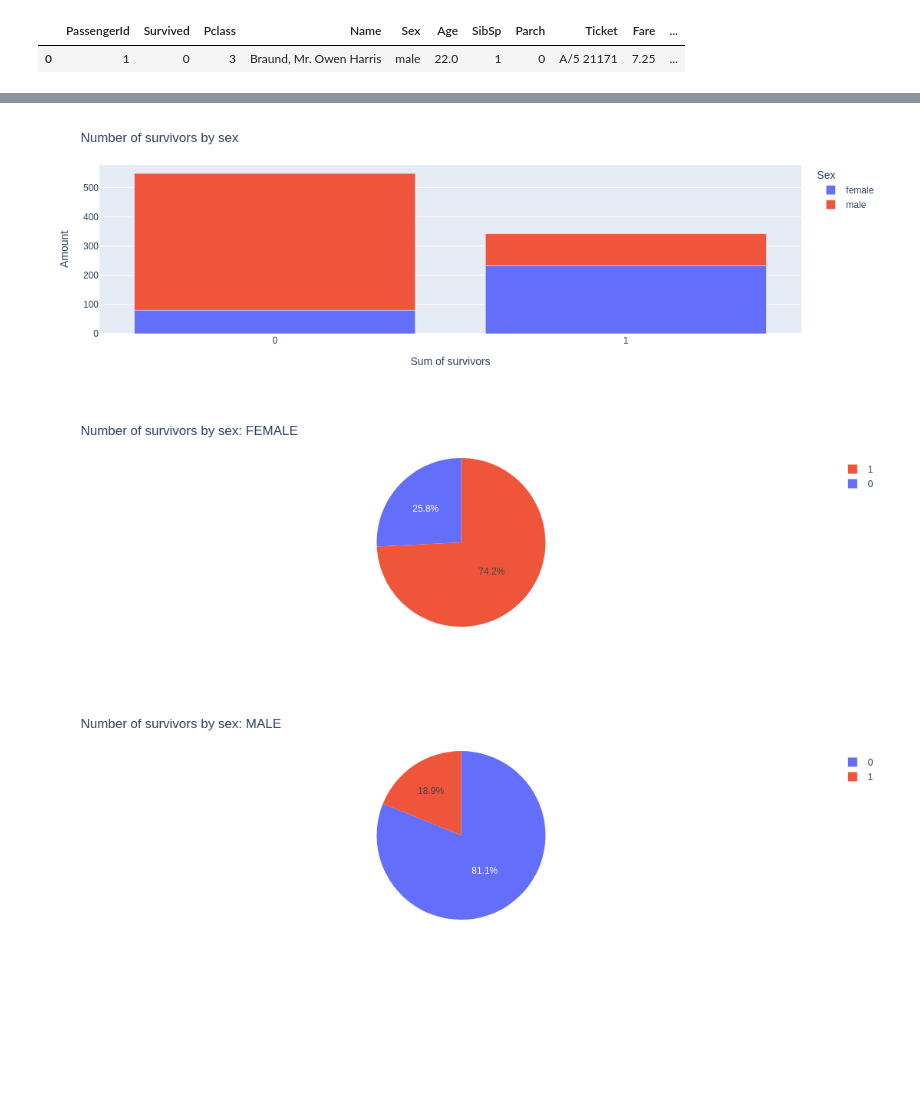
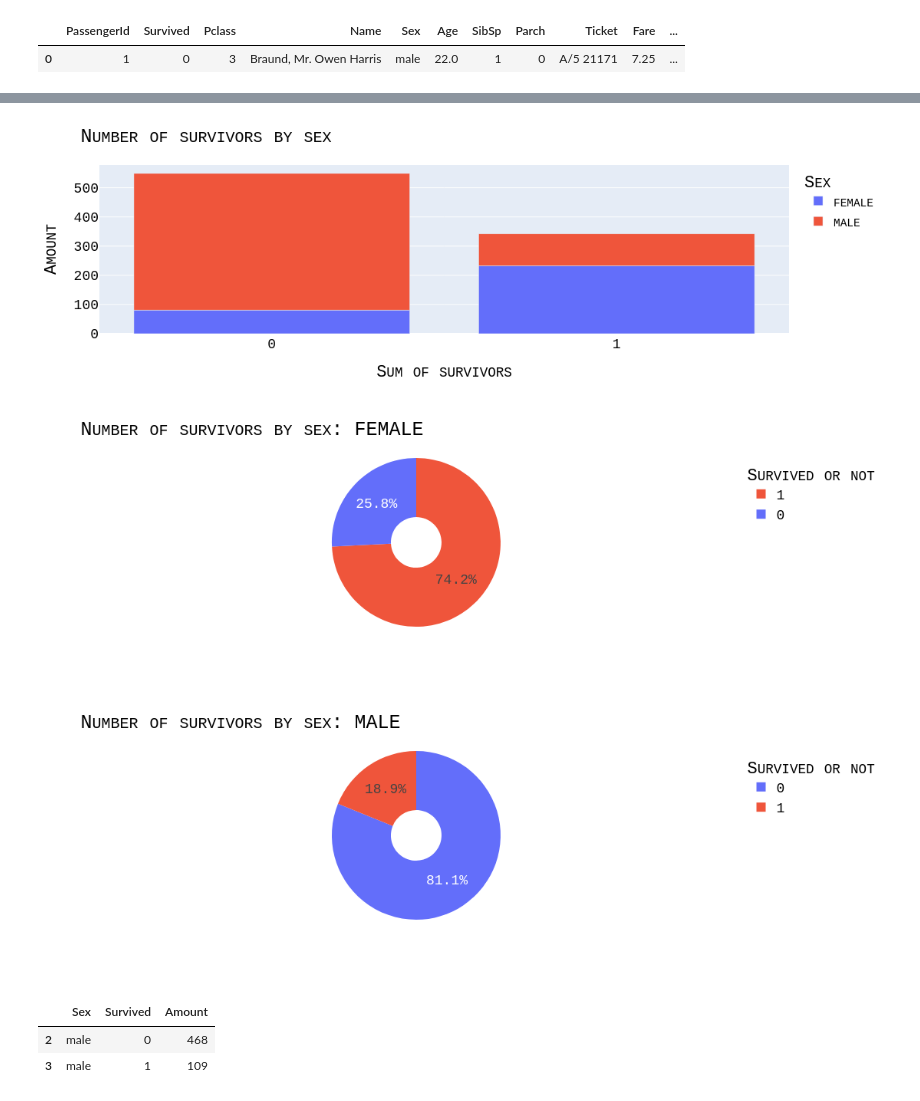
Before and after one commit to auserafim/ai-notebooks, a Jupyter notebook: titanic/titanic.ipynb, the cells around one changed output, grey strips where cells are left out. Cells and saved outputs as stored; diff of their text form; code cells hidden in the pictures; blank space fills up the shorter version.

```diff
--- a/titanic/titanic.ipynb
+++ b/titanic/titanic.ipynb
@@ -9,3 +10,10 @@ import seaborn as sns
+# %%
+my_font =dict(
+            family="Courier New, monospace",
+            size=18,
+            color="Black",
+            variant="small-caps",
+)
 # %%
 train = pd.read_csv('data/train.csv')
 # %%
@@ -125,31 +137,42 @@ fig.update_layout(
         'text': f"Number of survivors by sex"
     },
     xaxis_title = "Sum of survivors",
-    yaxis_title="Amount"
+    yaxis_title="Amount",
+    font=my_font
 )
 fig.show()
 # %% [output]
-[figure, old version]
+[figure, new version]
 # %%
+
+
+
+
 
 
 sexes = ['female', 'male']
 
 for i in sexes:
 
     survivors_3 = survivors_2[survivors_2['Sex'] == i]
 
-    fig = px.pie(survivors_3, names='Survived', values='Amount', color='Survived')
+    fig = px.pie(survivors_3, names='Survived', values='Amount', color='Survived', hole = .3)
     fig.update_layout(
         title = {
             'text': f"Number of survivors by sex: {i.upper()}"
         },
         xaxis_title = "Sum of survivors",
-        yaxis_title="Amount"
+        yaxis_title="Amount",
+        font=my_font,
+        legend_title_text='Survived or not'
+
     )
     fig.show()
 
-#survivors_3
+survivors_3
 # %% [output]
-[figure, old version]
+[figure, new version]
-[figure, old version]
+[figure, new version]
+|  | Sex | Survived | Amount |
+| 2 | male | 0 | 468 |
+| 3 | male | 1 | 109 |
```
Also changed, not shown: parts of 14 cells of this notebook.
